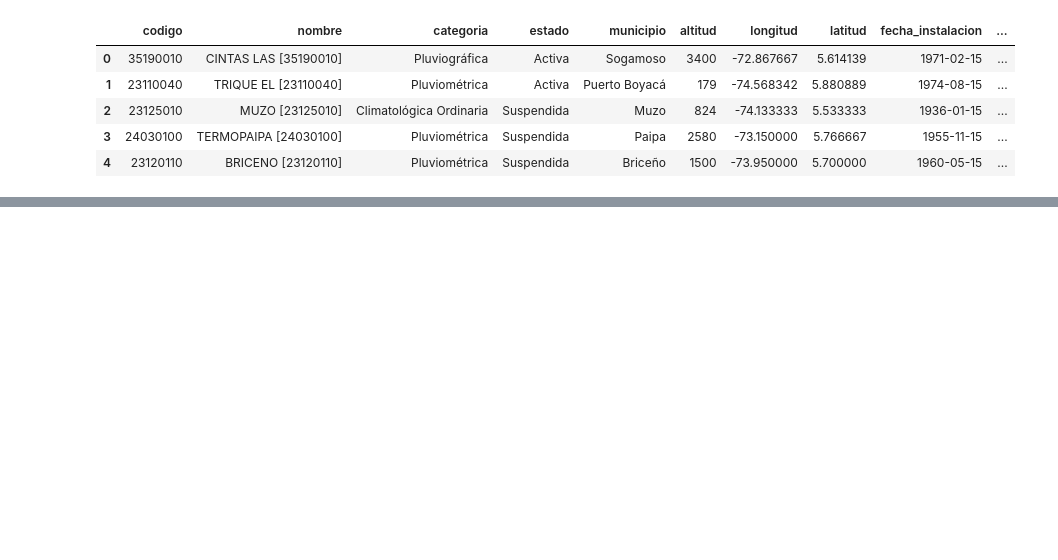
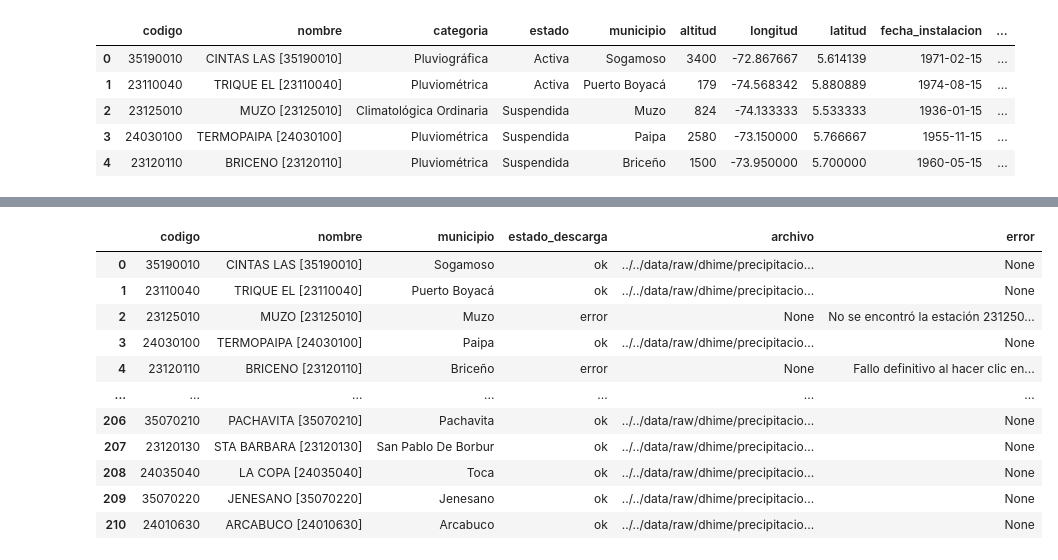
Before and after one commit to Dayan324/AgroPilot, a Jupyter notebook: notebooks/download/precipitation.ipynb, the cells around one changed output, grey strips where cells are left out. Cells and saved outputs as stored; diff of their text form; code cells hidden in the pictures; blank space fills up the shorter version.

Commit message:
Descarga Datos Precipitación

```diff
--- a/notebooks/download/precipitation.ipynb
+++ b/notebooks/download/precipitation.ipynb
@@ -96,11 +22,10 @@ snapshot distribuido con esta versión del código.
 # %%
-download_dhime_data(
-    download_path=str(download_path),
-    station_code=codigo_estacion,
-    department="Boyacá",
-    municipality=municipio,
-    parameter="Precipitación",
-    variable_code="Precipitación total mensual",
-    min_date="01/01/1950",
-    time_wait=35
-)
+# Parámetros generales
+departamento = "Boyacá"
+parameter = "Precipitación"
+variable_code = "Precipitación total mensual"
+
+date_ini = "01/01/1950"
+date_fin = "01/05/2026"
+
+resultados = []
@@ -109,0 +32,58 @@ DownloadTimeoutError: Tiempo de espera agotado. La descarga no se completó.
+# %%
+for idx, estacion in df_estaciones.iterrows():
+
+    codigo_estacion = str(estacion["codigo"])
+    municipio = str(estacion["municipio"])
+    nombre = str(estacion["nombre"])
+
+    print(f"\nConsultando {idx} | {codigo_estacion} | {nombre} | {municipio}")
+
+    try:
+        csv_final = download_dhime_data(
+            download_path=str(download_path),
+            station_code=codigo_estacion,
+            department=departamento,
+            municipality=municipio,
+            parameter=parameter,
+            variable_code=variable_code,
+            date_ini=date_ini,
+            date_fin=date_fin,
+            time_wait=180
+        )
+
+        resultados.append({
+            "codigo": codigo_estacion,
+            "nombre": nombre,
+            "municipio": municipio,
+            "estado_descarga": "ok",
+            "archivo": str(csv_final),
+            "error": None
+        })
+
+        print(f"Descarga OK: {csv_final}")
+
+    except Exception as e:
+
+        resultados.append({
+            "codigo": codigo_estacion,
+            "nombre": nombre,
+            "municipio": municipio,
+            "estado_descarga": "error",
+            "archivo": None,
+            "error": str(e)
+        })
+
+        print(f"Error en {codigo_estacion}: {e}")
+
+#    sleep(5)
+
+df_resultados = pd.DataFrame(resultados)
+
+df_resultados.to_csv(
+    "../../data/raw/dhime/logs/precipitacion_log_descargas.csv",
+    index=False,
+    encoding="utf-8-sig"
+)
+
+df_resultados
+# %% [output]
@@ -109,0 +107,12 @@ DownloadTimeoutError: Tiempo de espera agotado. La descarga no se completó.
+|  | codigo | nombre | municipio | estado_descarga | archivo | error |
+| 0 | 35190010 | CINTAS LAS [35190010] | Sogamoso | ok | ../../data/raw/dhime/precipitacio... | None |
+| 1 | 23110040 | TRIQUE EL [23110040] | Puerto Boyacá | ok | ../../data/raw/dhime/precipitacio... | None |
+| 2 | 23125010 | MUZO [23125010] | Muzo | error | None | No se encontró la estación 231250... |
+| 3 | 24030100 | TERMOPAIPA [24030100] | Paipa | ok | ../../data/raw/dhime/precipitacio... | None |
+| 4 | 23120110 | BRICENO [23120110] | Briceño | error | None | Fallo definitivo al hacer clic en... |
+| ... | ... | ... | ... | ... | ... | ... |
+| 206 | 35070210 | PACHAVITA [35070210] | Pachavita | ok | ../../data/raw/dhime/precipitacio... | None |
+| 207 | 23120130 | STA BARBARA [23120130] | San Pablo De Borbur | ok | ../../data/raw/dhime/precipitacio... | None |
+| 208 | 24035040 | LA COPA [24035040] | Toca | ok | ../../data/raw/dhime/precipitacio... | None |
+| 209 | 35070220 | JENESANO [35070220] | Jenesano | ok | ../../data/raw/dhime/precipitacio... | None |
+| 210 | 24010630 | ARCABUCO [24010630] | Arcabuco | ok | ../../data/raw/dhime/precipitacio... | None |
```
Also changed, not shown: parts of 10 cells of this notebook.
